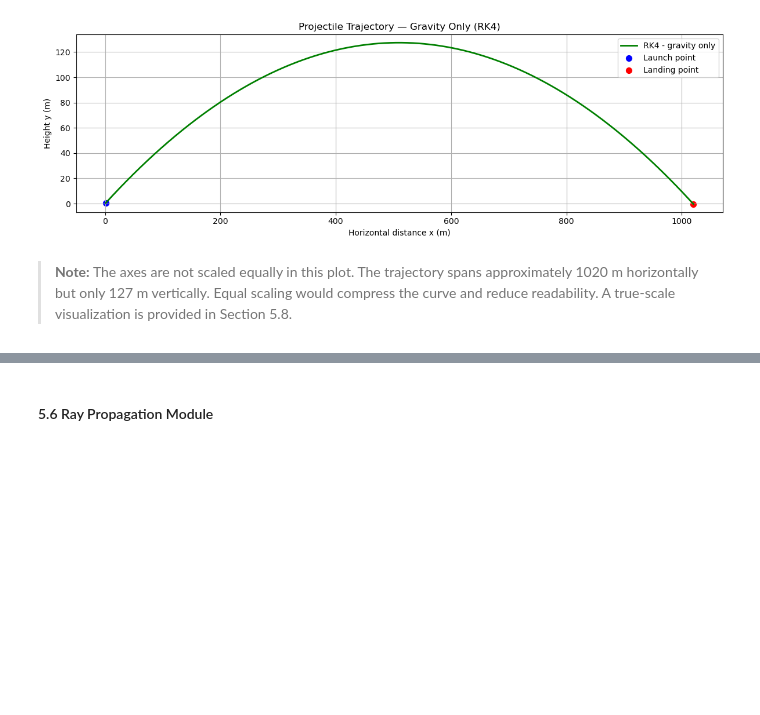
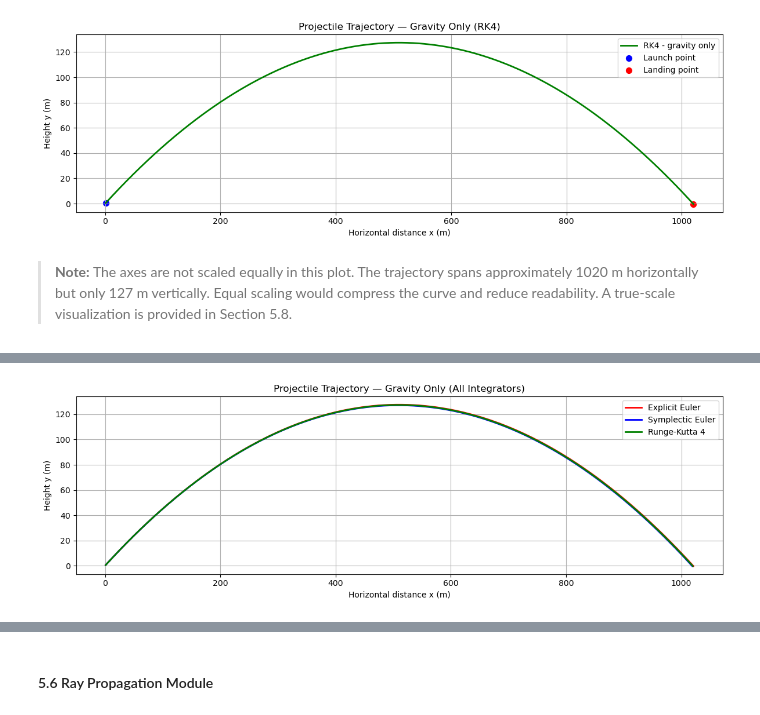
Before and after one commit to Vanya2307/External-Ballistics-and-Ray-Propagation, a Jupyter notebook: ballistics_simulation.ipynb, the cells around one changed output, grey strips where cells are left out. Saved outputs shown, nothing was run; the diff lists cells and outputs as text; code cells hidden in the pictures; blank space fills up the shorter version.

Commit message:
Add ballistic trajectory simulations

```diff
--- a/ballistics_simulation.ipynb
+++ b/ballistics_simulation.ipynb
@@ -445,0 +452,27 @@ plt.show()
+# %%
+integrators = {
+    "Explicit Euler": (euler_explicit_step, "red"),
+    "Symplectic Euler": (euler_symplectic_step, "blue"),
+    "Runge-Kutta 4": (rk4_step, "green")
+}
+
+results = {}
+
+for name, (integrator, color) in integrators.items():
+    times, states = simulate(state0, dt, t_max, integrator, only_gravity_derivatives)
+    results[name] = (times, states, color)
+# %%
+plt.figure(figsize=(12, 4))
+
+for name, (times, states, color) in results.items():
+    plt.plot(states[:, X], states[:, Y], color=color, linewidth=2, label=name)
+
+plt.xlabel("Horizontal distance x (m)")
+plt.ylabel("Height y (m)")
+plt.title("Projectile Trajectory — Gravity Only (All Integrators)")
+plt.legend()
+plt.grid(True)
+plt.tight_layout()
+plt.show()
+# %% [output]
+[figure, added]
```
Also changed, not shown: parts of 12 cells of this notebook.
